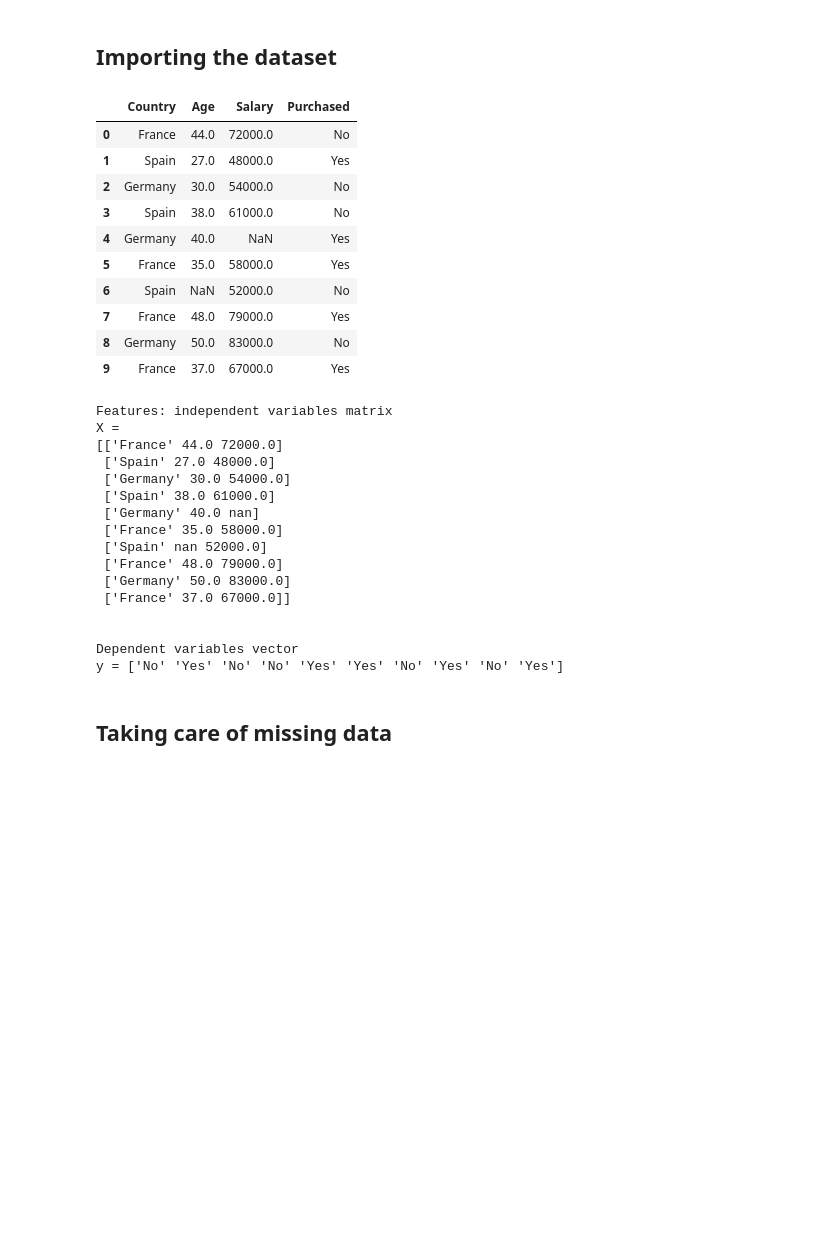
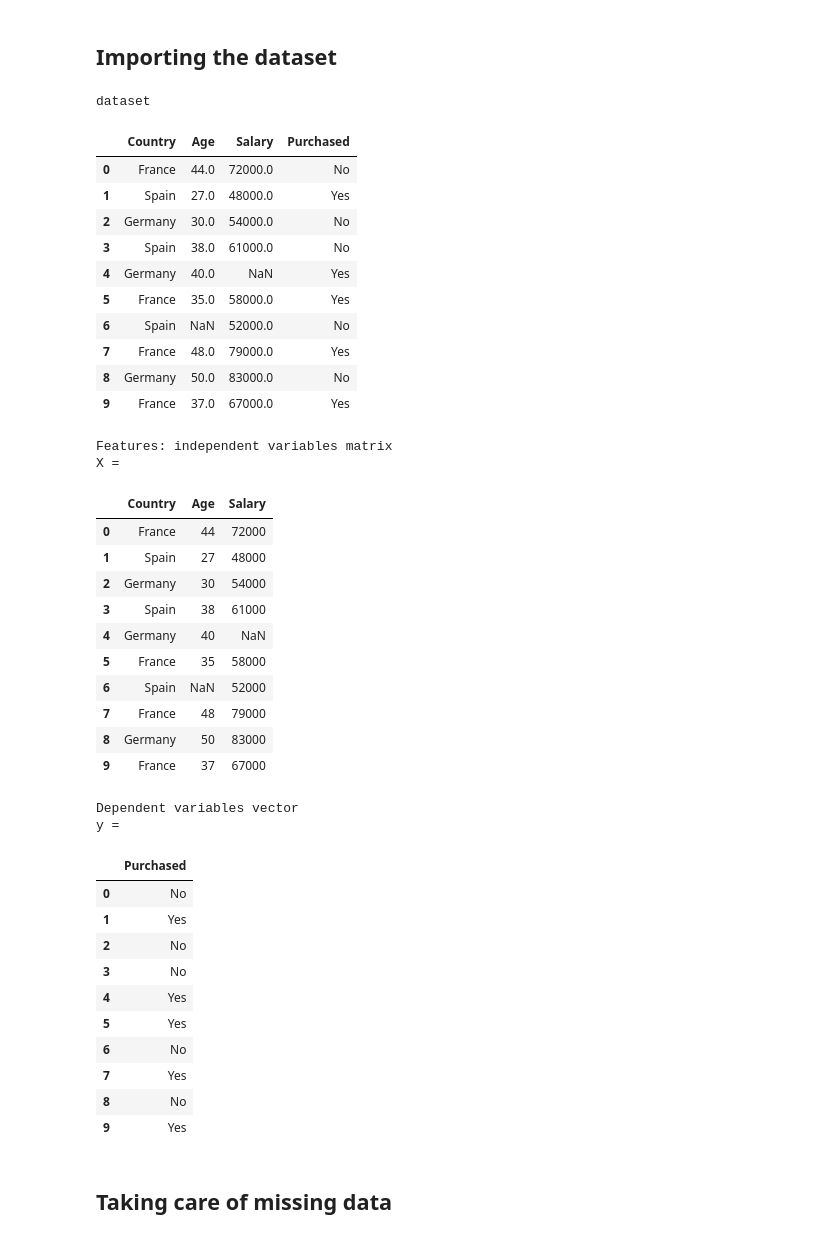
Before and after one commit to Daniel-ASG/Machine-Learning-A-Z-Hands-On-Python-R-In-Data-Science, a Jupyter notebook: data_preprocessing_tools.ipynb, the cells around one changed output. Drawn from its saved outputs; the diff is of its cells as text; code cells hidden in the pictures; blank space fills up the shorter version.

```diff
--- a/data_preprocessing_tools.ipynb
+++ b/data_preprocessing_tools.ipynb
@@ -12,44 +12,58 @@ import pandas as pd
 ## Importing the dataset
 # %%
 dataset = pd.read_csv('https://raw.githubusercontent.com/Daniel-ASG/Machine-Learning-A-Z-Hands-On-Python-R-In-Data-Science/main/Data.csv')
+print('dataset')
 display(dataset)
 
 X = dataset.iloc[:, :-1].values # Features: independent variables
 print('\n\nFeatures: independent variables matrix')
-print(f'X = \n{X}')
+print('X =')
+display(pd.DataFrame(X, columns=['Country', 'Age', 'Salary']))
 
 
 y = dataset.iloc[:, -1].values  # dependent variables
 print('\n\nDependent variables vector')
-print(f'y = {y}')
+print('y =')
+display(pd.DataFrame(y, columns=['Purchased']))
 # %% [output]
+dataset
 |  | Country | Age | Salary | Purchased |
 | 0 | France | 44.0 | 72000.0 | No |
 | 1 | Spain | 27.0 | 48000.0 | Yes |
 | 2 | Germany | 30.0 | 54000.0 | No |
 | 3 | Spain | 38.0 | 61000.0 | No |
 | 4 | Germany | 40.0 | NaN | Yes |
 | 5 | France | 35.0 | 58000.0 | Yes |
 | 6 | Spain | NaN | 52000.0 | No |
 | 7 | France | 48.0 | 79000.0 | Yes |
 | 8 | Germany | 50.0 | 83000.0 | No |
 | 9 | France | 37.0 | 67000.0 | Yes |
-Features: independent variables matrix
-X =
-[['France' 44.0 72000.0]
- ['Spain' 27.0 48000.0]
- ['Germany' 30.0 54000.0]
- ['Spain' 38.0 61000.0]
- ['Germany' 40.0 nan]
- ['France' 35.0 58000.0]
- ['Spain' nan 52000.0]
- ['France' 48.0 79000.0]
- ['Germany' 50.0 83000.0]
- ['France' 37.0 67000.0]]
-
-
-Dependent variables vector
-y = ['No' 'Yes' 'No' 'No' 'Yes' 'Yes' 'No' 'Yes' 'No' 'Yes']
+Features: independent variables matrix
+X =
+|  | Country | Age | Salary |
+| 0 | France | 44 | 72000 |
+| 1 | Spain | 27 | 48000 |
+| 2 | Germany | 30 | 54000 |
+| 3 | Spain | 38 | 61000 |
+| 4 | Germany | 40 | NaN |
+| 5 | France | 35 | 58000 |
+| 6 | Spain | NaN | 52000 |
+| 7 | France | 48 | 79000 |
+| 8 | Germany | 50 | 83000 |
+| 9 | France | 37 | 67000 |
+Dependent variables vector
+y =
+|  | Purchased |
+| 0 | No |
+| 1 | Yes |
+| 2 | No |
+| 3 | No |
+| 4 | Yes |
+| 5 | Yes |
+| 6 | No |
+| 7 | Yes |
+| 8 | No |
+| 9 | Yes |
 # %% [markdown]
 ## Taking care of missing data
 # %%
```
Also changed, not shown: parts of 6 cells of this notebook.
